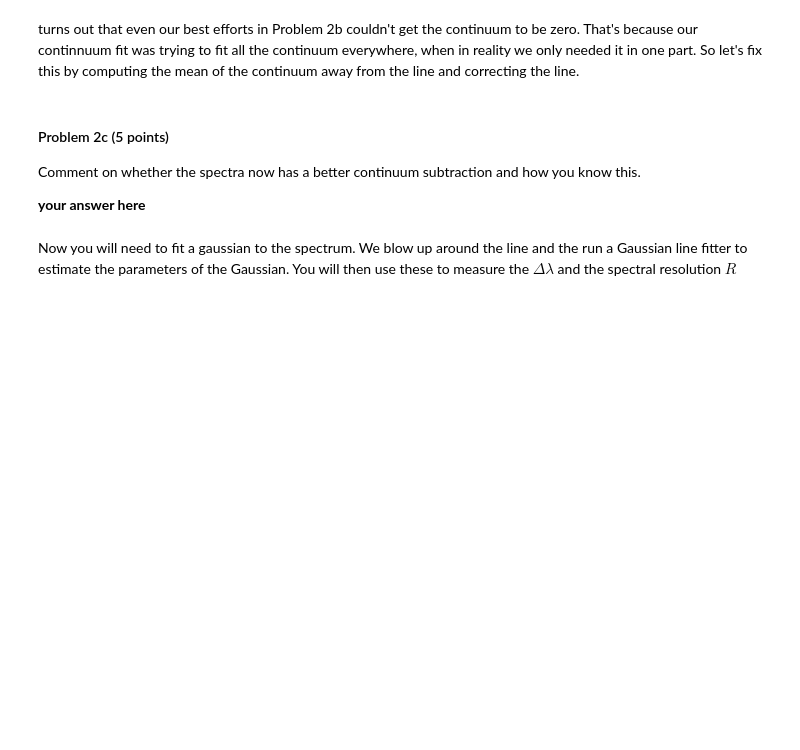
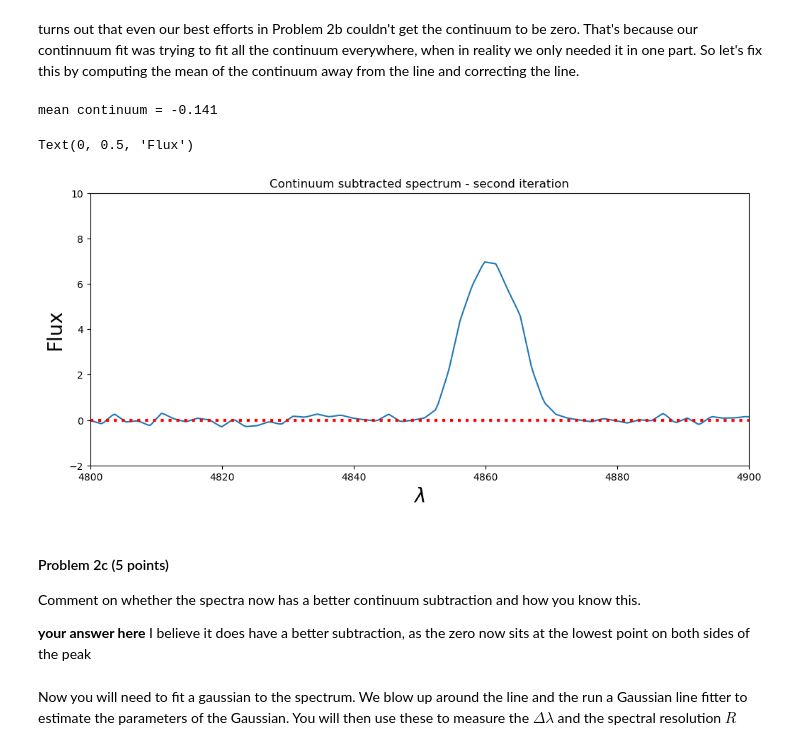
Before and after one commit to jupiterrible/analysis_real_spectra_student, a Jupyter notebook: analysis_real_spectra.student.ipynb, the cells around one changed output. Cells and saved outputs as stored; diff of their text form; code cells hidden in the pictures; blank space fills up the shorter version.

```diff
--- a/analysis_real_spectra.student.ipynb
+++ b/analysis_real_spectra.student.ipynb
@@ -293,31 +296,36 @@ turns out that even our best efforts in Problem 2b couldn't get the continuum to
 # %%
 #compute the average of a region away from the line using the zoom in above
 #*********************
 #your code here
 #find the region with a boolean array
 contlam = (specm57.wavelength>4800 *u.Angstrom) & (specm57.wavelength<4840 * u.Angstrom)
 
 #now compute the average of the continuum subtracted spectrum in that region and print it out.
-meancont =
+meancont = np.average(contsubspec[contlam])
 print('mean continuum = %5.3f' % meancont)
 
 #now correct the continuum subtracted spectrum by that amount
 contsubspec -= meancont
 
 #first zoom in on the Hbeta line
 f,ax = plt.subplots(figsize=(12,5))
 ax.plot(specm57.wavelength, contsubspec, label='continuum subtracted data')
 ax.set_title("Continuum subtracted spectrum - second iteration")
 ax.set_xlim(4800,4900)
 ax.set_ylim(-2,10)
 ax.axhline(0.0,color='red',linestyle=':',linewidth=3,label='zero for reference')
 ax.set_xlabel("$\lambda$",fontsize=20)
 ax.set_ylabel("Flux",fontsize=20)
+# %% [output]
+mean continuum = -0.141
+Text(0, 0.5, 'Flux')
+[figure, added]
 # %% [markdown]
 #### Problem 2c (5 points)
 Comment on whether the spectra now has a better continuum subtraction and how you know this.
 
 **your answer here**
+I believe it does have a better subtraction, as the zero now  sits at the lowest point on both sides of the peak
 # %% [markdown]
 Now you will need to fit a gaussian to the spectrum.  We blow up around the line and the run a Gaussian line fitter to estimate the parameters of the Gaussian.  You will then use these to measure the $\Delta \lambda$ and the spectral resolution $R$
 # %%
```
Also changed, not shown: parts of 13 cells of this notebook.
